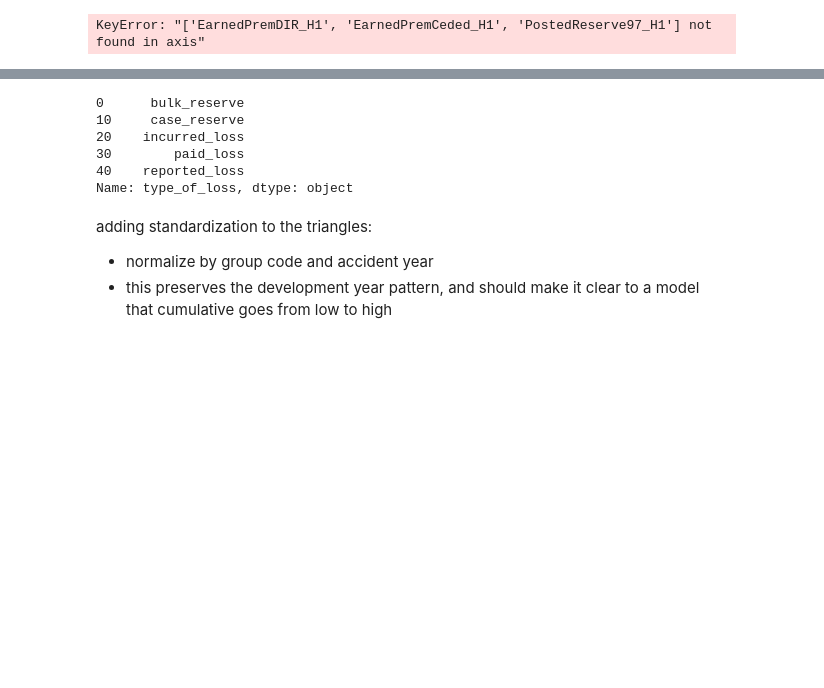
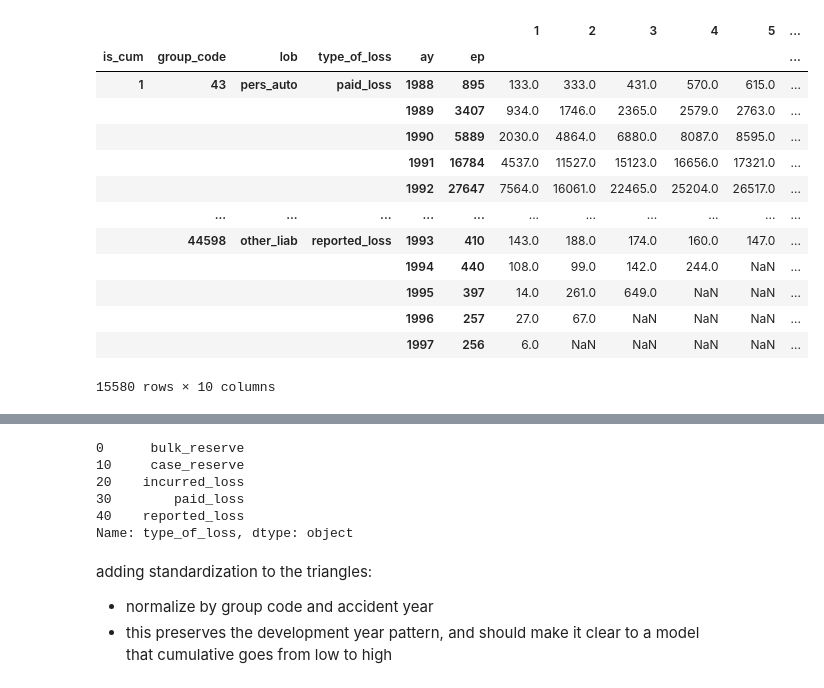
Before and after one commit to aaweaver-actuary/naic-triangles, a Jupyter notebook: testing.ipynb, the cells around one changed output, grey strips where cells are left out. Saved outputs shown, nothing was run; the diff lists cells and outputs as text; code cells hidden in the pictures; blank space fills up the shorter version.

Commit message:
started finalizing data

```diff
--- a/testing.ipynb
+++ b/testing.ipynb
@@ -25,4 +12,0 @@ rawdf.head()
-# %%
-%run "C:\Users\AndyW\OneDrive\Documents\GitHub\cic\naicschp\data.py"
-df, gpdf = read_naic_csv(lob='wc')
-df
@@ -43,11 +15,27 @@ df
 # %%
 lobs = ['pers_auto', 'wc', 'comm_auto', 'med_mal', 'products', 'other_liab']
 dflist = []
 for lob in lobs:
     df, _ = read_naic_csv(lob=lob)
     df['lob'] = lob
     dflist.append(df)
-df = pd.concat(dflist)
-df
+cum_df = pd.concat(dflist)
+cum_df = cum_df.loc[cum_df.type_of_loss.isin('reported_loss paid_loss'.split())].reset_index(drop=True)
+cum_df['is_cum'] = 1
+cum_df = cum_df.set_index('is_cum group_code lob type_of_loss ay ep'.split())
+cum_df
 # %% [output]
+|  |  |  |  |  |  | 1 | 2 | 3 | 4 | 5 | ... |
+| is_cum | group_code | lob | type_of_loss | ay | ep |  |  |  |  |  | ... |
+| 1 | 43 | pers_auto | paid_loss | 1988 | 895 | 133.0 | 333.0 | 431.0 | 570.0 | 615.0 | ... |
+|  |  |  |  | 1989 | 3407 | 934.0 | 1746.0 | 2365.0 | 2579.0 | 2763.0 | ... |
+|  |  |  |  | 1990 | 5889 | 2030.0 | 4864.0 | 6880.0 | 8087.0 | 8595.0 | ... |
+|  |  |  |  | 1991 | 16784 | 4537.0 | 11527.0 | 15123.0 | 16656.0 | 17321.0 | ... |
+|  |  |  |  | 1992 | 27647 | 7564.0 | 16061.0 | 22465.0 | 25204.0 | 26517.0 | ... |
+|  | ... | ... | ... | ... | ... | ... | ... | ... | ... | ... | ... |
+|  | 44598 | other_liab | reported_loss | 1993 | 410 | 143.0 | 188.0 | 174.0 | 160.0 | 147.0 | ... |
+|  |  |  |  | 1994 | 440 | 108.0 | 99.0 | 142.0 | 244.0 | NaN | ... |
+|  |  |  |  | 1995 | 397 | 14.0 | 261.0 | 649.0 | NaN | NaN | ... |
+|  |  |  |  | 1996 | 257 | 27.0 | 67.0 | NaN | NaN | NaN | ... |
+|  |  |  |  | 1997 | 256 | 6.0 | NaN | NaN | NaN | NaN | ... |
-KeyError: "['EarnedPremDIR_H1', 'EarnedPremCeded_H1', 'PostedReserve97_H1'] not found in axis"
+15580 rows × 10 columns
```
Also changed, not shown: parts of 8 cells of this notebook, 1 other file.
